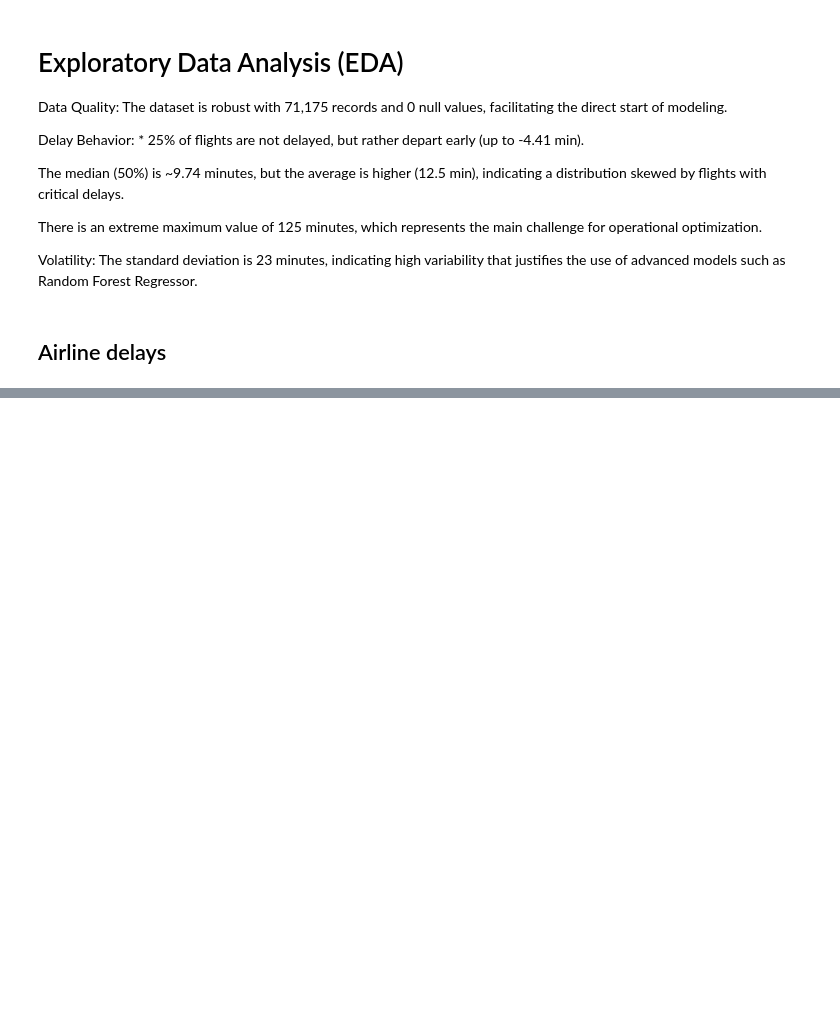
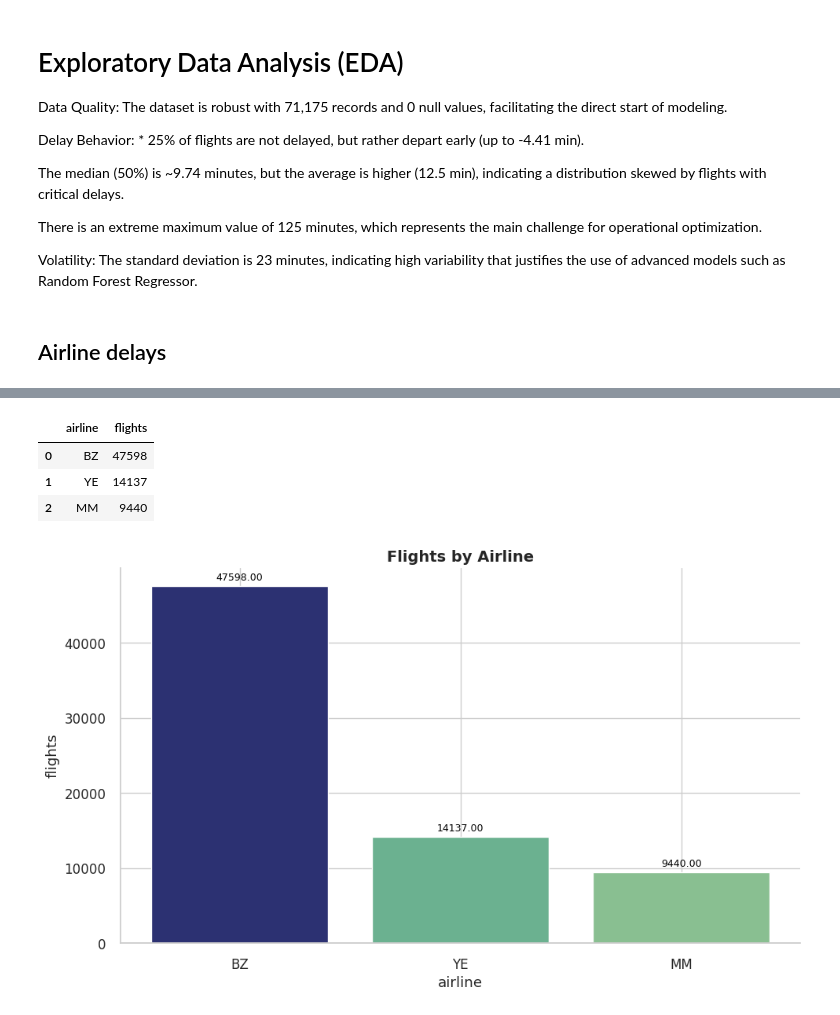
Before and after one commit to JCSR2022/Alura_Data_Science, a Jupyter notebook: Flight_Delay_Prediction_Project/Optimizacion_aeroportuaria.ipynb, the cells around one changed output, grey strips where cells are left out. Drawn from its saved outputs; the diff is of its cells as text; code cells hidden in the pictures; blank space fills up the shorter version.

```diff
--- a/Flight_Delay_Prediction_Project/Optimizacion_aeroportuaria.ipynb
+++ b/Flight_Delay_Prediction_Project/Optimizacion_aeroportuaria.ipynb
@@ -235,0 +223,11 @@ barplot(avg_delay, 'airline', 'delay', 'Delay by Airline').show()
+# %%
+cnt_flights = datos.value_counts('airline').reset_index()
+cnt_flights.rename(columns={'count':'flights'}, inplace=True)
+display(show_table(cnt_flights, 'flights'))
+barplot(cnt_flights, 'airline', 'flights', 'Flights by Airline').show()
+# %% [output]
+|  | airline | flights |
+| 0 | BZ | 47598 |
+| 1 | YE | 14137 |
+| 2 | MM | 9440 |
+[figure, added]
```
Also changed, not shown: parts of 24 cells of this notebook.
